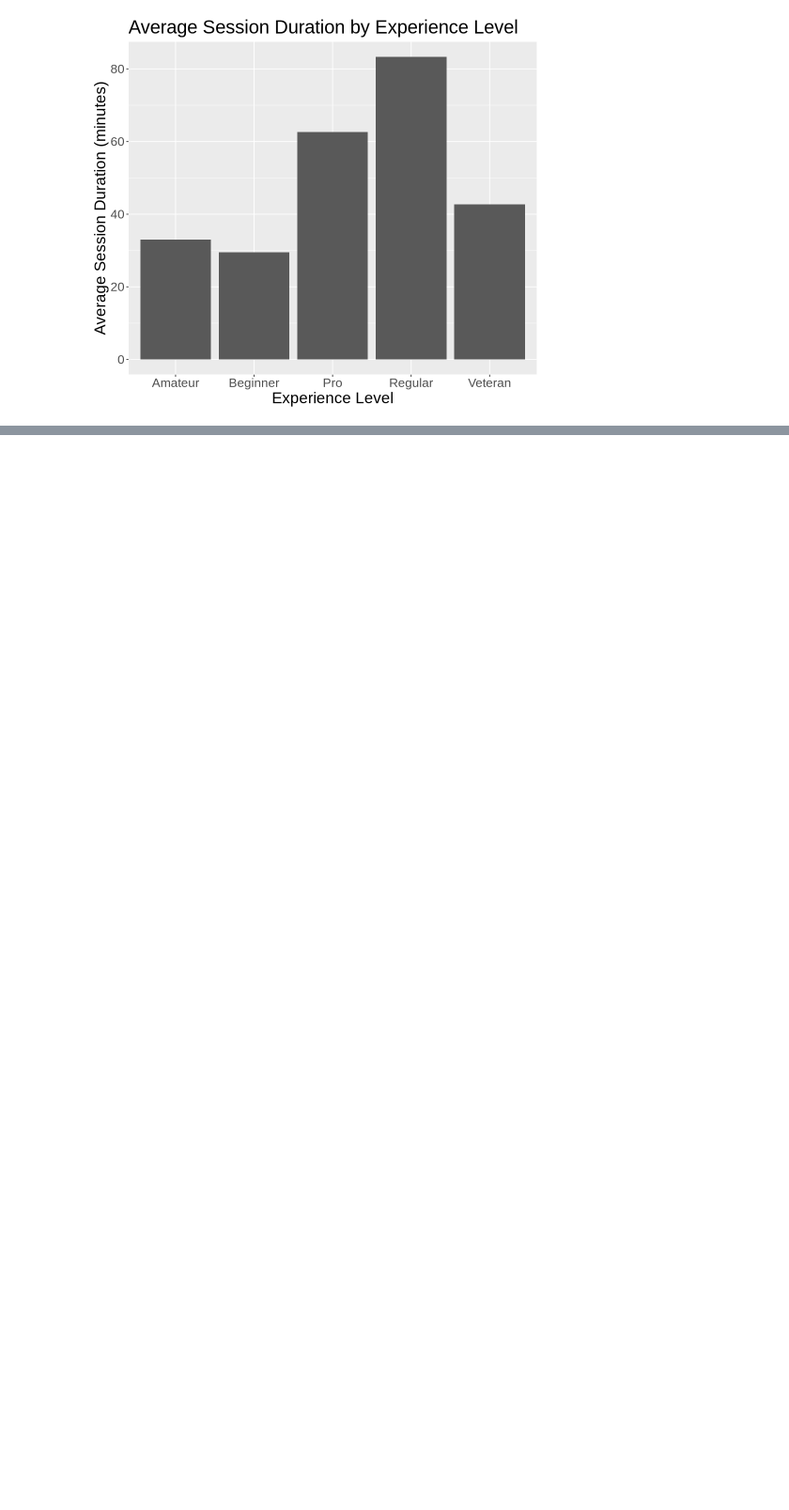
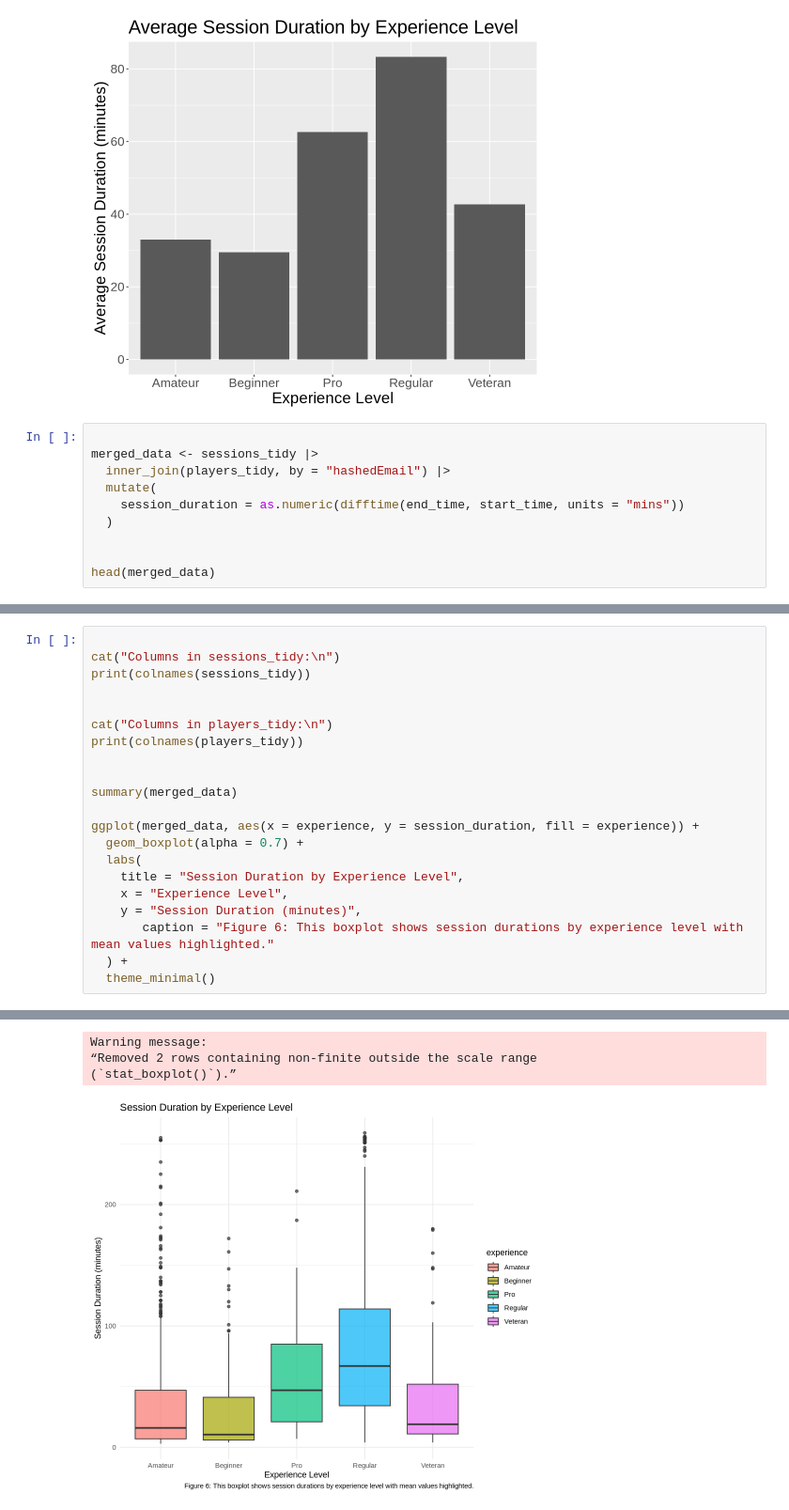
Before and after one commit to xhgchen/dsci-100-2024w1-group-008-17, a Jupyter notebook: project_final_report_008-17.ipynb, the cells around one changed output, grey strips where cells are left out. Shown at 94% size. Saved outputs shown, nothing was run; the diff lists cells and outputs as text; blank space fills up the shorter version.

Commit message:
adding boxplot

```diff
--- a/project_final_report_008-17.ipynb
+++ b/project_final_report_008-17.ipynb
@@ -233,3 +251,13 @@ Warning message:
 (`stat_summary()`).”
 [figure]
 [figure]
+# %%
+
+merged_data <- sessions_tidy |>
+  inner_join(players_tidy, by = "hashedEmail") |>
+  mutate(
+    session_duration = as.numeric(difftime(end_time, start_time, units = "mins"))
+  )
+
+
+head(merged_data)
@@ -235,0 +274,22 @@ Warning message:
+# %%
+
+cat("Columns in sessions_tidy:\n")
+print(colnames(sessions_tidy))
+
+
+cat("Columns in players_tidy:\n")
+print(colnames(players_tidy))
+
+
+summary(merged_data)
+
+ggplot(merged_data, aes(x = experience, y = session_duration, fill = experience)) +
+  geom_boxplot(alpha = 0.7) +
+  labs(
+    title = "Session Duration by Experience Level",
+    x = "Experience Level",
+    y = "Session Duration (minutes)",
+       caption = "Figure 6: This boxplot shows session durations by experience level with mean values highlighted."
+  ) +
+  theme_minimal()
+# %% [output]
@@ -236,3 +318,7 @@ Warning message:
+Warning message:
+“Removed 2 rows containing non-finite outside the scale range
+(`stat_boxplot()`).”
+[figure, added]
 # %% [markdown]
 ### Relevant Insights
 - Players by Age histogram shows a skewed distribution with most players between ages 10 and 25, suggesting the relationship between age and other variables may not be linear
```
Also changed, not shown: parts of 4 cells of this notebook.
